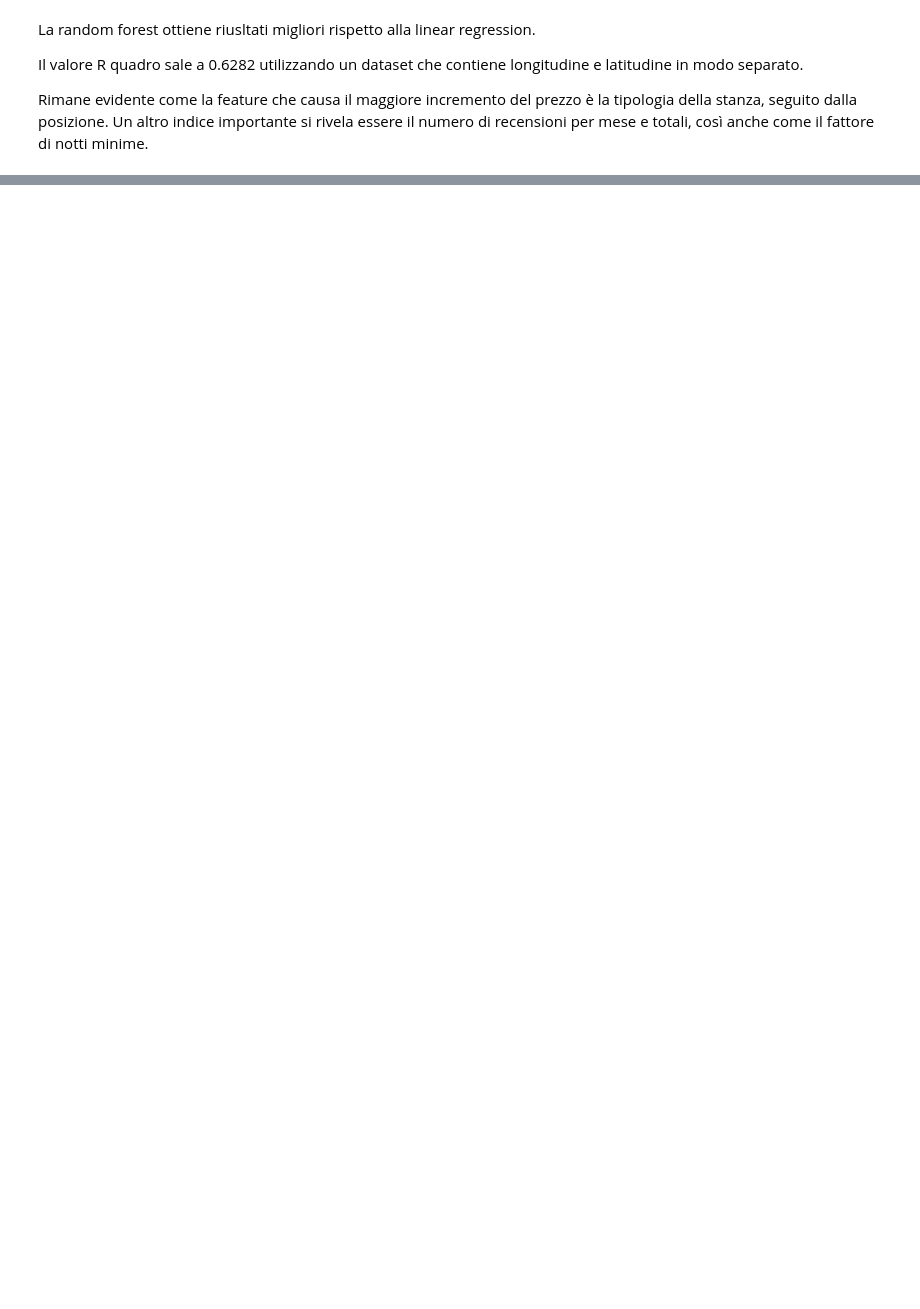
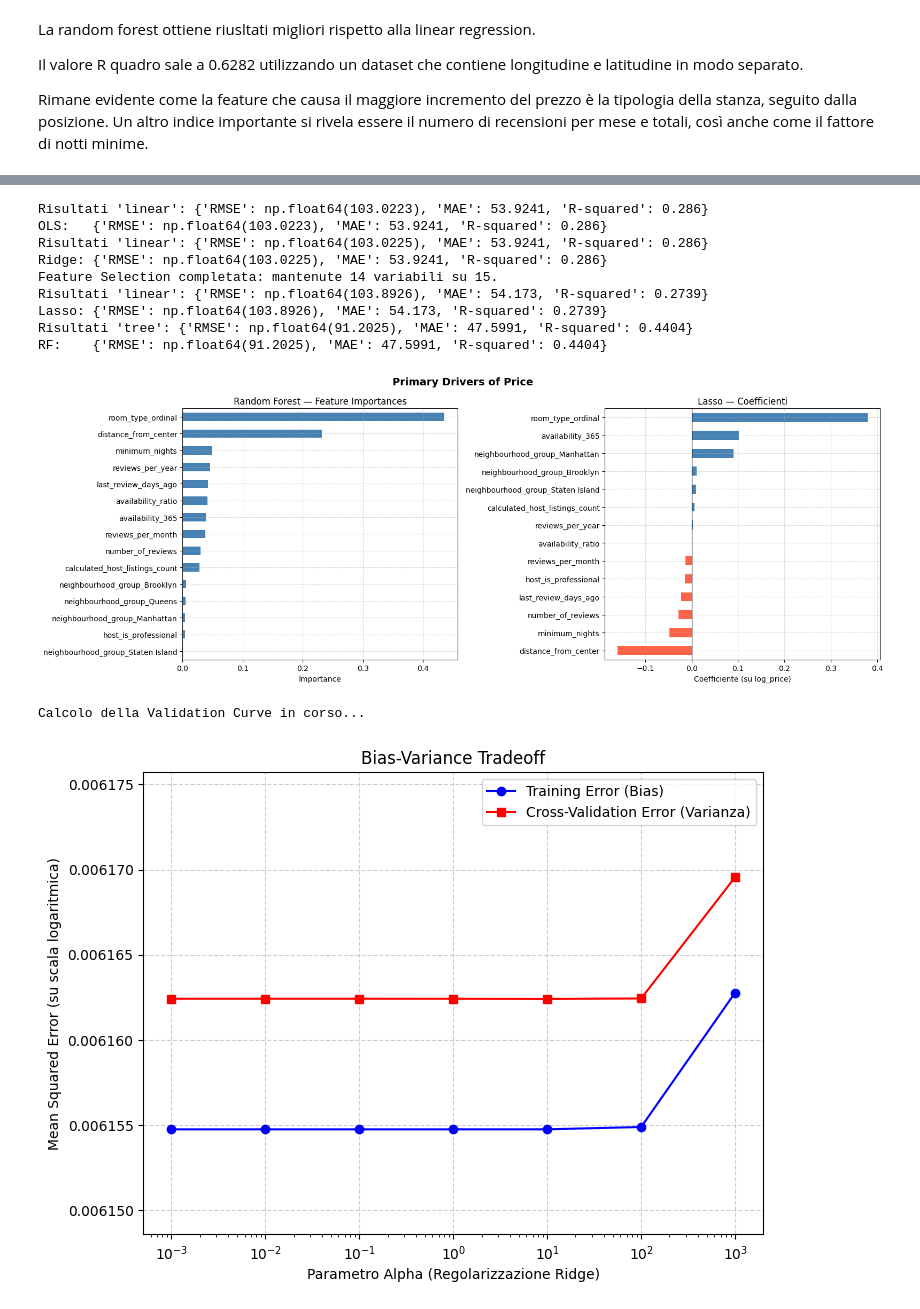
Before and after one commit to Stefano-Chiari/AppliedStatisticsProject, a Jupyter notebook: Notebooks/TestMainRegression.ipynb, the cells around one changed output, grey strips where cells are left out. Cells and saved outputs as stored; diff of their text form; code cells hidden in the pictures; blank space fills up the shorter version.

```diff
--- a/Notebooks/TestMainRegression.ipynb
+++ b/Notebooks/TestMainRegression.ipynb
@@ -261,0 +258,36 @@ Calcolo della Validation Curve in corso...
+# %%
+# OLS
+metrics_ols = reg_linear.evaluate(model_type='linear', penalty=None)
+print("OLS:  ", metrics_ols)
+
+# Ridge
+metrics_ridge = reg_linear.evaluate(model_type='linear', penalty='l2', alpha=1.0)
+print("Ridge:", metrics_ridge)
+
+# Lasso con feature selection
+metrics_lasso = reg_linear.evaluate(model_type='linear', penalty='l1', alpha=0.01,
+                                    use_feature_selection=True)
+print("Lasso:", metrics_lasso)
+
+# Random Forest
+metrics_rf = reg_tree.evaluate(model_type='tree', n_estimators=100, max_depth=20)
+print("RF:   ", metrics_rf)
+
+# Feature Importance
+reg_linear.plot_feature_importance()
+
+# Bias-Variance Tradeoff
+reg_linear.analyze_bias_variance()
+# %% [output]
+Risultati 'linear': {'RMSE': np.float64(103.0223), 'MAE': 53.9241, 'R-squared': 0.286}
+OLS:   {'RMSE': np.float64(103.0223), 'MAE': 53.9241, 'R-squared': 0.286}
+Risultati 'linear': {'RMSE': np.float64(103.0225), 'MAE': 53.9241, 'R-squared': 0.286}
+Ridge: {'RMSE': np.float64(103.0225), 'MAE': 53.9241, 'R-squared': 0.286}
+Feature Selection completata: mantenute 14 variabili su 15.
+Risultati 'linear': {'RMSE': np.float64(103.8926), 'MAE': 54.173, 'R-squared': 0.2739}
+Lasso: {'RMSE': np.float64(103.8926), 'MAE': 54.173, 'R-squared': 0.2739}
+Risultati 'tree': {'RMSE': np.float64(91.2025), 'MAE': 47.5991, 'R-squared': 0.4404}
+RF:    {'RMSE': np.float64(91.2025), 'MAE': 47.5991, 'R-squared': 0.4404}
+[figure, added]
+Calcolo della Validation Curve in corso...
+[figure, added]
```
Also changed, not shown: parts of 9 cells of this notebook, 8 other files.
